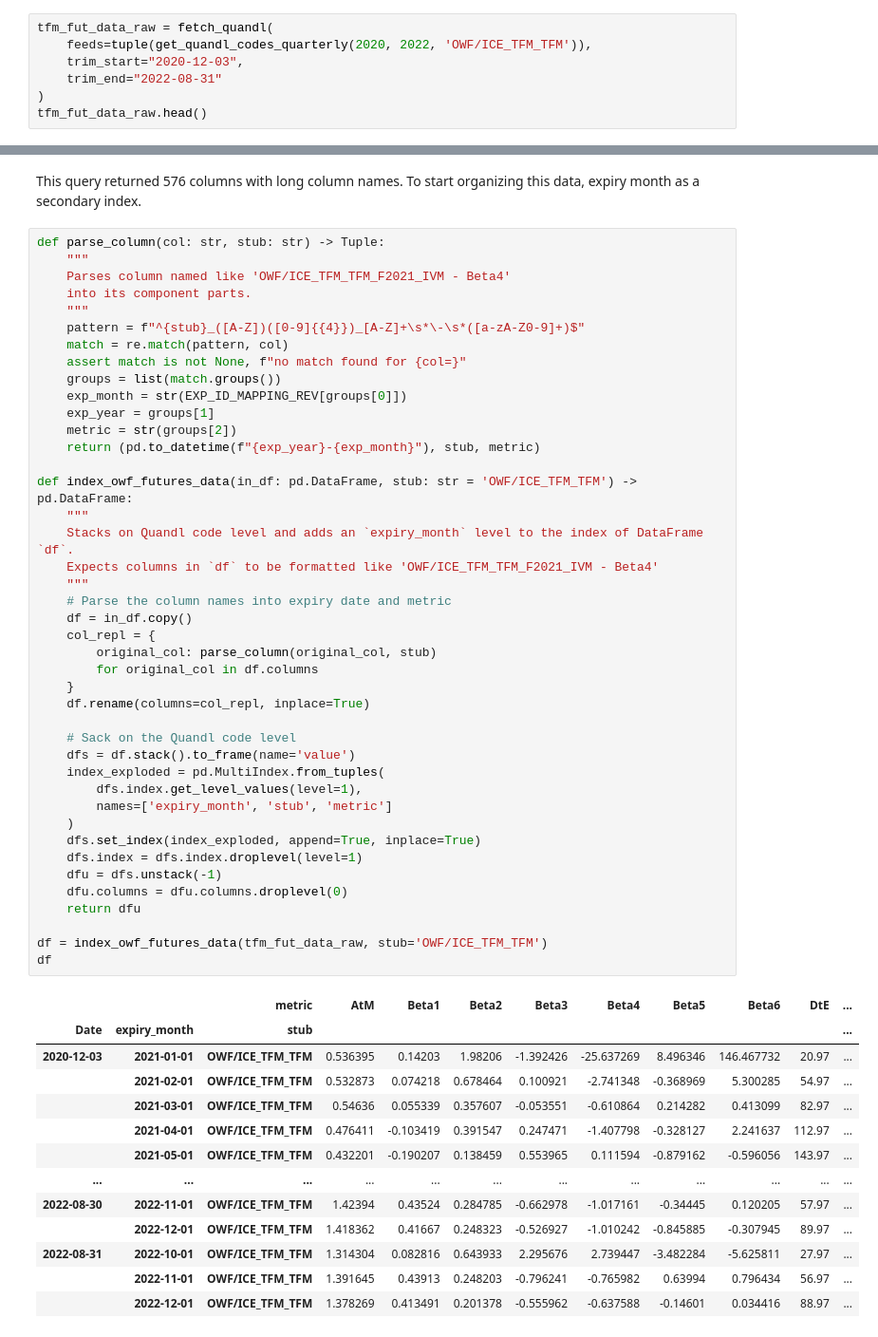
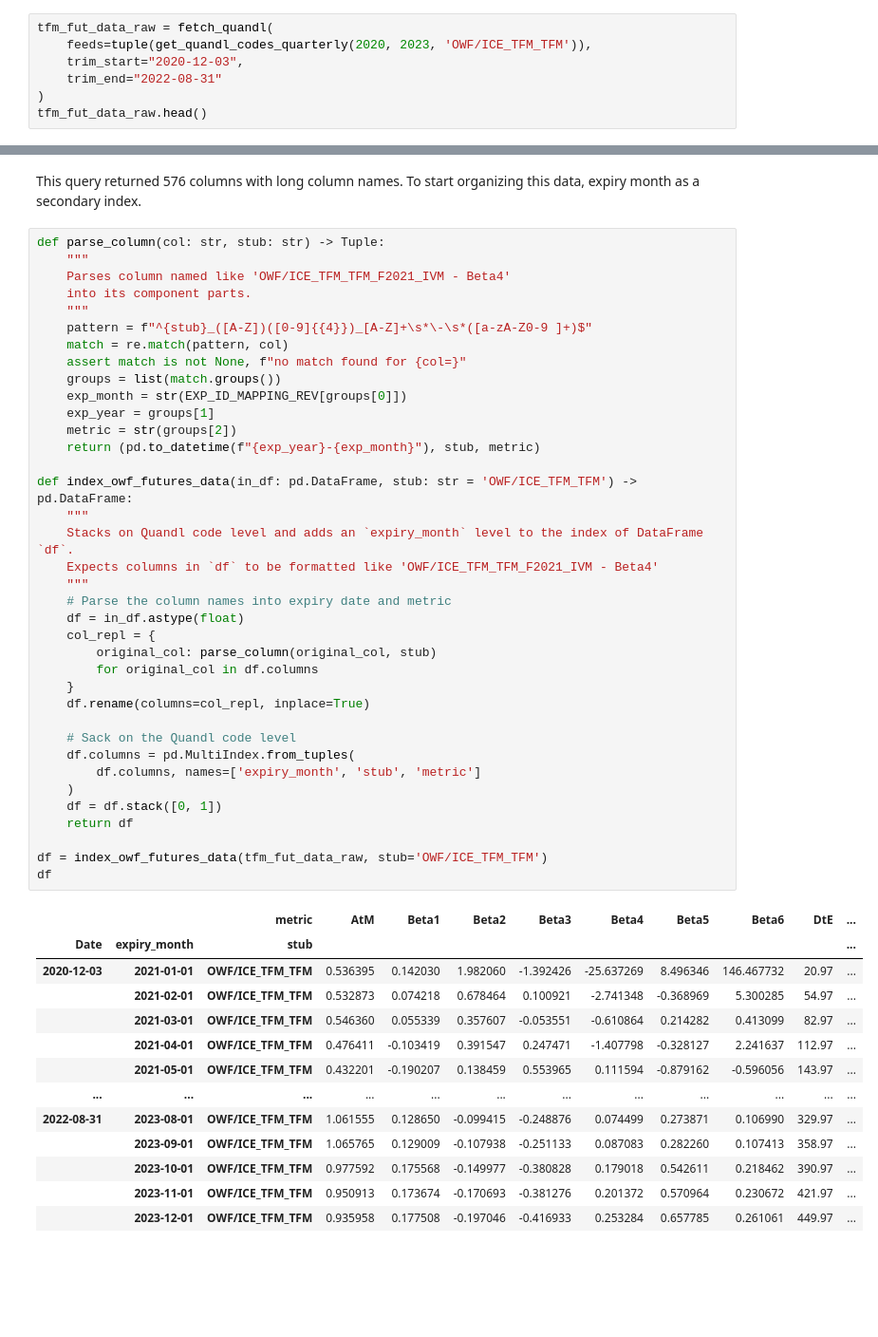
Before and after one commit to ethho/finm-33150, a Jupyter notebook: hw1.ipynb, the cells around one changed output, grey strips where cells are left out. Shown at 95% size. Drawn from its saved outputs; the diff is of its cells as text; blank space fills up the shorter version.

```diff
--- a/hw1.ipynb
+++ b/hw1.ipynb
@@ -135,7 +135,7 @@ get_quandl_codes_quarterly(2019, 2020, 'OWF/ICE_TFM_TFM')
 Now we can fetch data for these Quandl codes:
 # %%
 tfm_fut_data_raw = fetch_quandl(
-    feeds=tuple(get_quandl_codes_quarterly(2020, 2022, 'OWF/ICE_TFM_TFM')),
+    feeds=tuple(get_quandl_codes_quarterly(2020, 2023, 'OWF/ICE_TFM_TFM')),
     trim_start="2020-12-03",
     trim_end="2022-08-31"
 )
@@ -177,53 +177,48 @@ def parse_column(col: str, stub: str) -> Tuple:
     Parses column named like 'OWF/ICE_TFM_TFM_F2021_IVM - Beta4'
     into its component parts.
     """
-    pattern = f"^{stub}_([A-Z])([0-9]{{4}})_[A-Z]+\s*\-\s*([a-zA-Z0-9]+)$"
+    pattern = f"^{stub}_([A-Z])([0-9]{{4}})_[A-Z]+\s*\-\s*([a-zA-Z0-9 ]+)$"
     match = re.match(pattern, col)
     assert match is not None, f"no match found for {col=}"
     groups = list(match.groups())
     exp_month = str(EXP_ID_MAPPING_REV[groups[0]])
     exp_year = groups[1]
     metric = str(groups[2])
     return (pd.to_datetime(f"{exp_year}-{exp_month}"), stub, metric)
 
 def index_owf_futures_data(in_df: pd.DataFrame, stub: str = 'OWF/ICE_TFM_TFM') -> pd.DataFrame:
     """
     Stacks on Quandl code level and adds an `expiry_month` level to the index of DataFrame `df`.
     Expects columns in `df` to be formatted like 'OWF/ICE_TFM_TFM_F2021_IVM - Beta4'
     """
     # Parse the column names into expiry date and metric
-    df = in_df.copy()
+    df = in_df.astype(float)
     col_repl = {
         original_col: parse_column(original_col, stub)
         for original_col in df.columns
     }
     df.rename(columns=col_repl, inplace=True)
 
     # Sack on the Quandl code level
-    dfs = df.stack().to_frame(name='value')
-    index_exploded = pd.MultiIndex.from_tuples(
-        dfs.index.get_level_values(level=1),
-        names=['expiry_month', 'stub', 'metric']
+    df.columns = pd.MultiIndex.from_tuples(
+        df.columns, names=['expiry_month', 'stub', 'metric']
     )
-    dfs.set_index(index_exploded, append=True, inplace=True)
-    dfs.index = dfs.index.droplevel(level=1)
-    dfu = dfs.unstack(-1)
-    dfu.columns = dfu.columns.droplevel(0)
-    return dfu
+    df = df.stack([0, 1])
+    return df
 
 df = index_owf_futures_data(tfm_fut_data_raw, stub='OWF/ICE_TFM_TFM')
 df
 # %% [output]
 |  |  | metric | AtM | Beta1 | Beta2 | Beta3 | Beta4 | Beta5 | Beta6 | DtE | ... |
 | Date | expiry_month | stub |  |  |  |  |  |  |  |  | ... |
-| 2020-12-03 | 2021-01-01 | OWF/ICE_TFM_TFM | 0.536395 | 0.14203 | 1.98206 | -1.392426 | -25.637269 | 8.496346 | 146.467732 | 20.97 | ... |
+| 2020-12-03 | 2021-01-01 | OWF/ICE_TFM_TFM | 0.536395 | 0.142030 | 1.982060 | -1.392426 | -25.637269 | 8.496346 | 146.467732 | 20.97 | ... |
 |  | 2021-02-01 | OWF/ICE_TFM_TFM | 0.532873 | 0.074218 | 0.678464 | 0.100921 | -2.741348 | -0.368969 | 5.300285 | 54.97 | ... |
-|  | 2021-03-01 | OWF/ICE_TFM_TFM | 0.54636 | 0.055339 | 0.357607 | -0.053551 | -0.610864 | 0.214282 | 0.413099 | 82.97 | ... |
+|  | 2021-03-01 | OWF/ICE_TFM_TFM | 0.546360 | 0.055339 | 0.357607 | -0.053551 | -0.610864 | 0.214282 | 0.413099 | 82.97 | ... |
 |  | 2021-04-01 | OWF/ICE_TFM_TFM | 0.476411 | -0.103419 | 0.391547 | 0.247471 | -1.407798 | -0.328127 | 2.241637 | 112.97 | ... |
 |  | 2021-05-01 | OWF/ICE_TFM_TFM | 0.432201 | -0.190207 | 0.138459 | 0.553965 | 0.111594 | -0.879162 | -0.596056 | 143.97 | ... |
 | ... | ... | ... | ... | ... | ... | ... | ... | ... | ... | ... | ... |
-| 2022-08-30 | 2022-11-01 | OWF/ICE_TFM_TFM | 1.42394 | 0.43524 | 0.284785 | -0.662978 | -1.017161 | -0.34445 | 0.120205 | 57.97 | ... |
-|  | 2022-12-01 | OWF/ICE_TFM_TFM | 1.418362 | 0.41667 | 0.248323 | -0.526927 | -1.010242 | -0.845885 | -0.307945 | 89.97 | ... |
-| 2022-08-31 | 2022-10-01 | OWF/ICE_TFM_TFM | 1.314304 | 0.082816 | 0.643933 | 2.295676 | 2.739447 | -3.482284 | -5.625811 | 27.97 | ... |
-|  | 2022-11-01 | OWF/ICE_TFM_TFM | 1.391645 | 0.43913 | 0.248203 | -0.796241 | -0.765982 | 0.63994 | 0.796434 | 56.97 | ... |
-|  | 2022-12-01 | OWF/ICE_TFM_TFM | 1.378269 | 0.413491 | 0.201378 | -0.555962 | -0.637588 | -0.14601 | 0.034416 | 88.97 | ... |
+| 2022-08-31 | 2023-08-01 | OWF/ICE_TFM_TFM | 1.061555 | 0.128650 | -0.099415 | -0.248876 | 0.074499 | 0.273871 | 0.106990 | 329.97 | ... |
+|  | 2023-09-01 | OWF/ICE_TFM_TFM | 1.065765 | 0.129009 | -0.107938 | -0.251133 | 0.087083 | 0.282260 | 0.107413 | 358.97 | ... |
+|  | 2023-10-01 | OWF/ICE_TFM_TFM | 0.977592 | 0.175568 | -0.149977 | -0.380828 | 0.179018 | 0.542611 | 0.218462 | 390.97 | ... |
+|  | 2023-11-01 | OWF/ICE_TFM_TFM | 0.950913 | 0.173674 | -0.170693 | -0.381276 | 0.201372 | 0.570964 | 0.230672 | 421.97 | ... |
+|  | 2023-12-01 | OWF/ICE_TFM_TFM | 0.935958 | 0.177508 | -0.197046 | -0.416933 | 0.253284 | 0.657785 | 0.261061 | 449.97 | ... |
```
Also changed, not shown: parts of 21 cells of this notebook.
